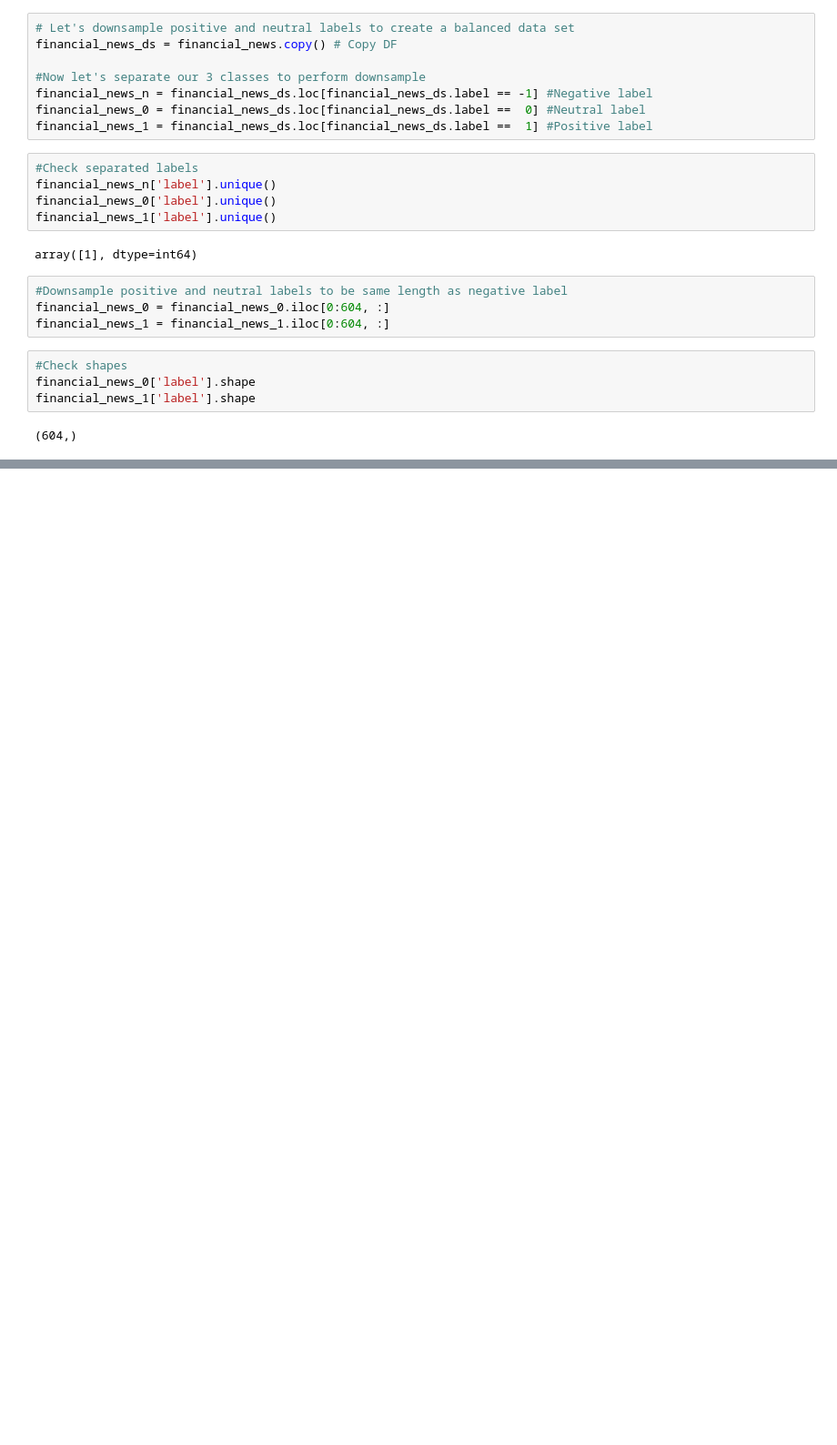
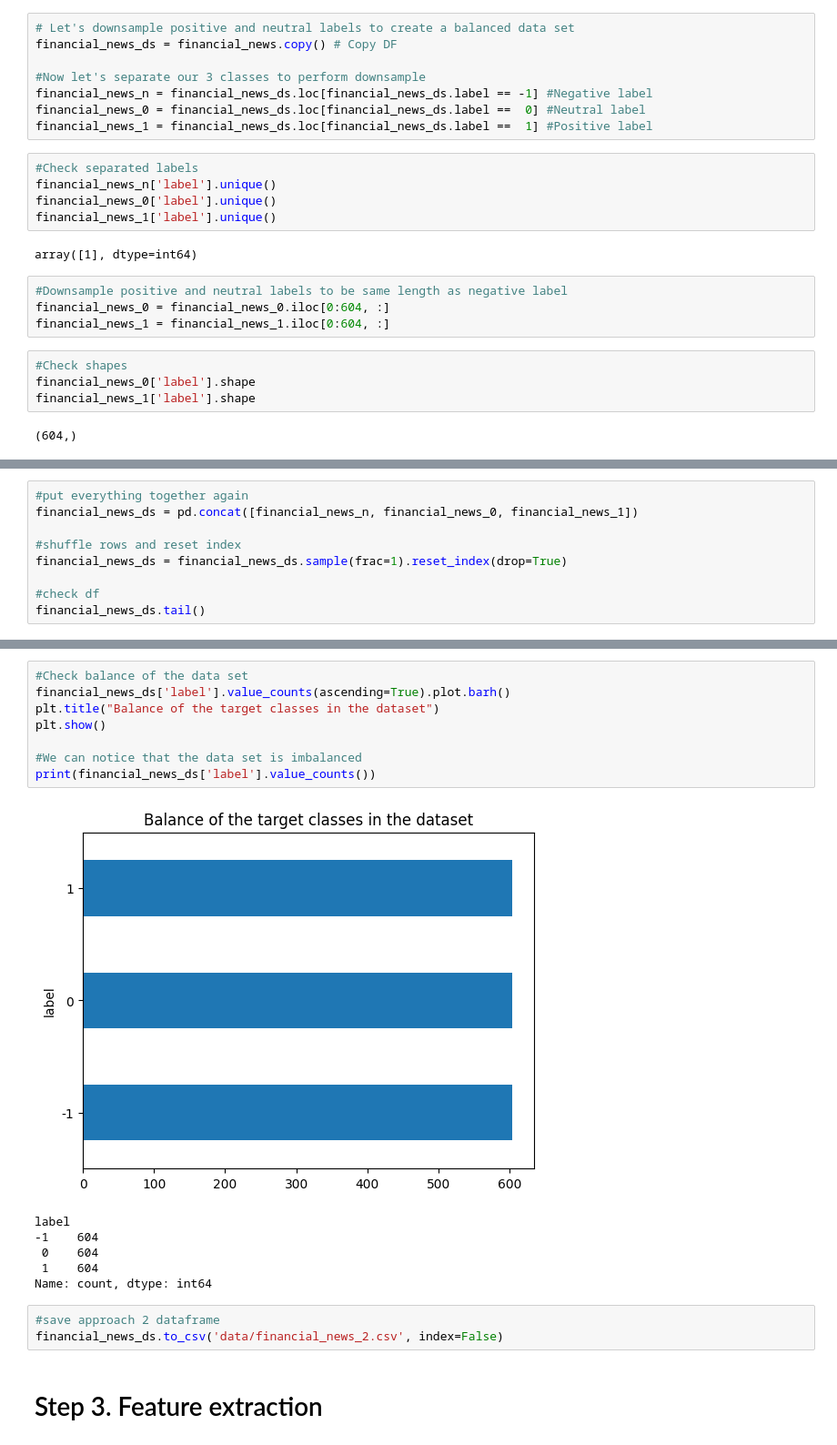
Before and after one commit to JuanHenaoB/AASD_4011_Project, a Jupyter notebook: Financial_Sentiment_Analysis.ipynb, the cells around one changed output, grey strips where cells are left out. Shown at 91% size. Saved outputs shown, nothing was run; the diff lists cells and outputs as text; blank space fills up the shorter version.

Commit message:
JuanHenao: Feature Extraction for Transfer Learning is done

```diff
--- a/Financial_Sentiment_Analysis.ipynb
+++ b/Financial_Sentiment_Analysis.ipynb
@@ -115,0 +119,9 @@ financial_news_1['label'].shape
+# %%
+#put everything together again
+financial_news_ds = pd.concat([financial_news_n, financial_news_0, financial_news_1])
+
+#shuffle rows and reset index
+financial_news_ds = financial_news_ds.sample(frac=1).reset_index(drop=True)
+
+#check df
+financial_news_ds.tail()
@@ -115,0 +135,20 @@ financial_news_1['label'].shape
+# %%
+#Check balance of the data set
+financial_news_ds['label'].value_counts(ascending=True).plot.barh()
+plt.title("Balance of the target classes in the dataset")
+plt.show()
+
+#We can notice that the data set is imbalanced
+print(financial_news_ds['label'].value_counts())
+# %% [output]
+[figure, added]
+label
+-1    604
+ 0    604
+ 1    604
+Name: count, dtype: int64
+# %%
+#save approach 2 dataframe
+financial_news_ds.to_csv('data/financial_news_2.csv', index=False)
+# %% [markdown]
+# Step 3. Feature extraction
```
Also changed, not shown: parts of 8 cells of this notebook, 1 other file.
